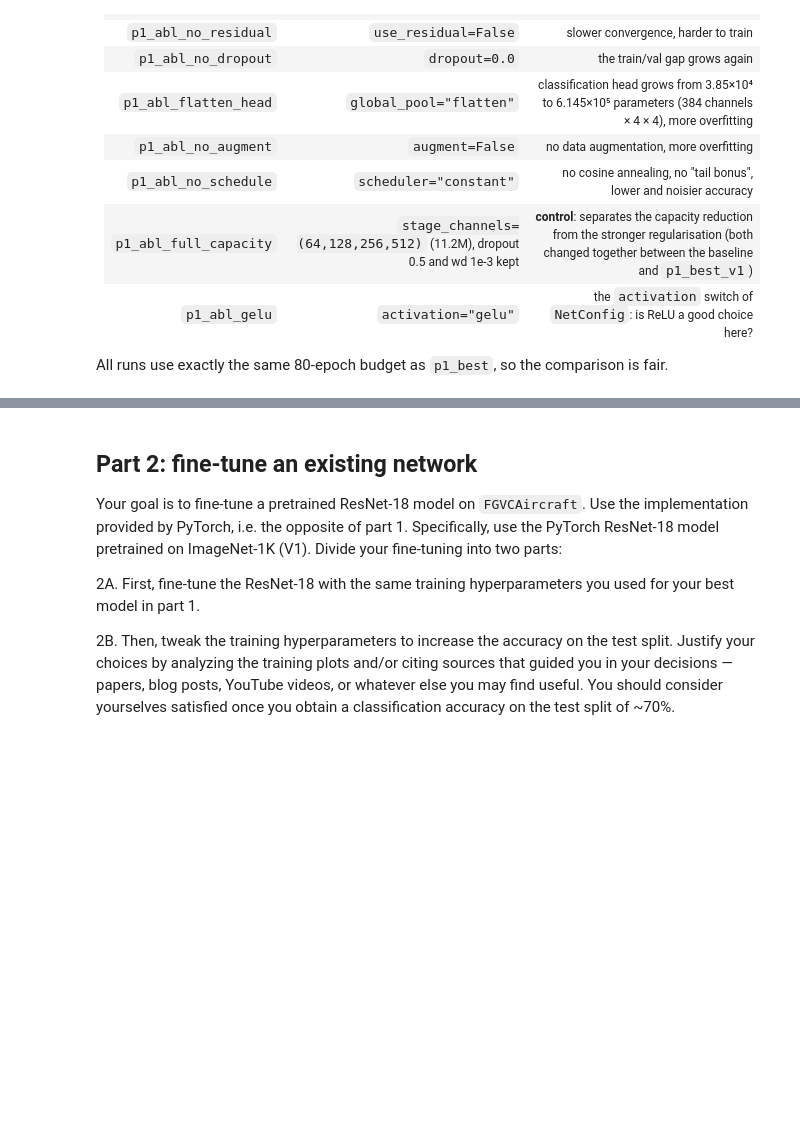
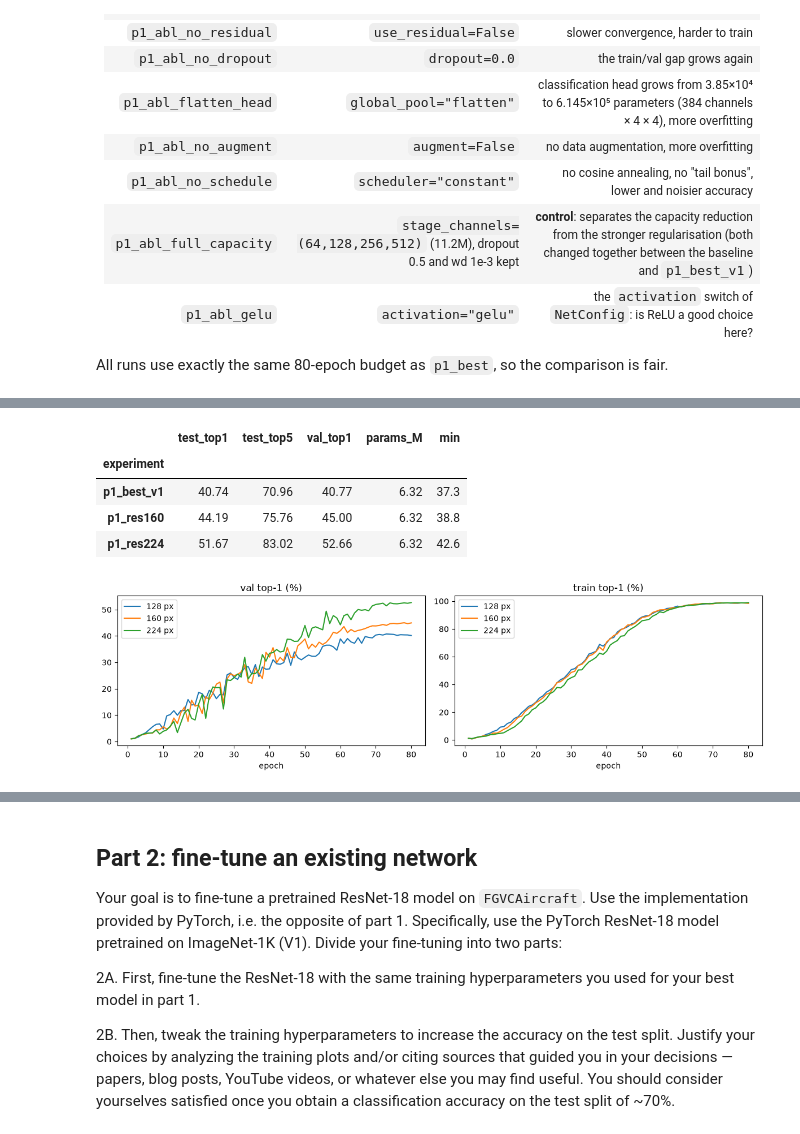
Before and after one commit to LuyaoMa-ace/IPCV_HW, a Jupyter notebook: assignment_module_two_executed.ipynb, the cells around one changed output, grey strips where cells are left out. Saved outputs shown, nothing was run; the diff lists cells and outputs as text; code cells hidden in the pictures; blank space fills up the shorter version.

```diff
--- a/assignment_module_two_executed.ipynb
+++ b/assignment_module_two_executed.ipynb
@@ -968,0 +1007,19 @@ The ranking of the six ablations is the same on val and on test.
+# %%
+RES_NAMES = ["p1_best_v1", "p1_res160", "p1_res224"]
+display(results_table(RES_NAMES))
+
+fig, ax = plt.subplots(1, 2, figsize=(12, 3.6))
+for n, lab in zip(RES_NAMES, ["128 px", "160 px", "224 px"]):
+    h = RESULTS[n]["history"]
+    ax[0].plot(range(1, len(h["val_top1"]) + 1), h["val_top1"], label=lab)
+    ax[1].plot(range(1, len(h["train_top1"]) + 1), h["train_top1"], label=lab)
+ax[0].set_title("val top-1 (%)"); ax[1].set_title("train top-1 (%)")
+for a in ax: a.set_xlabel("epoch"); a.legend()
+plt.tight_layout(); plt.show()
+# %% [output]
+|  | test_top1 | test_top5 | val_top1 | params_M | min |
+| experiment |  |  |  |  |  |
+| p1_best_v1 | 40.74 | 70.96 | 40.77 | 6.32 | 37.3 |
+| p1_res160 | 44.19 | 75.76 | 45.00 | 6.32 | 38.8 |
+| p1_res224 | 51.67 | 83.02 | 52.66 | 6.32 | 42.6 |
+[figure, added]
```
Also changed, not shown: parts of 45 cells of this notebook, 2 other files.
